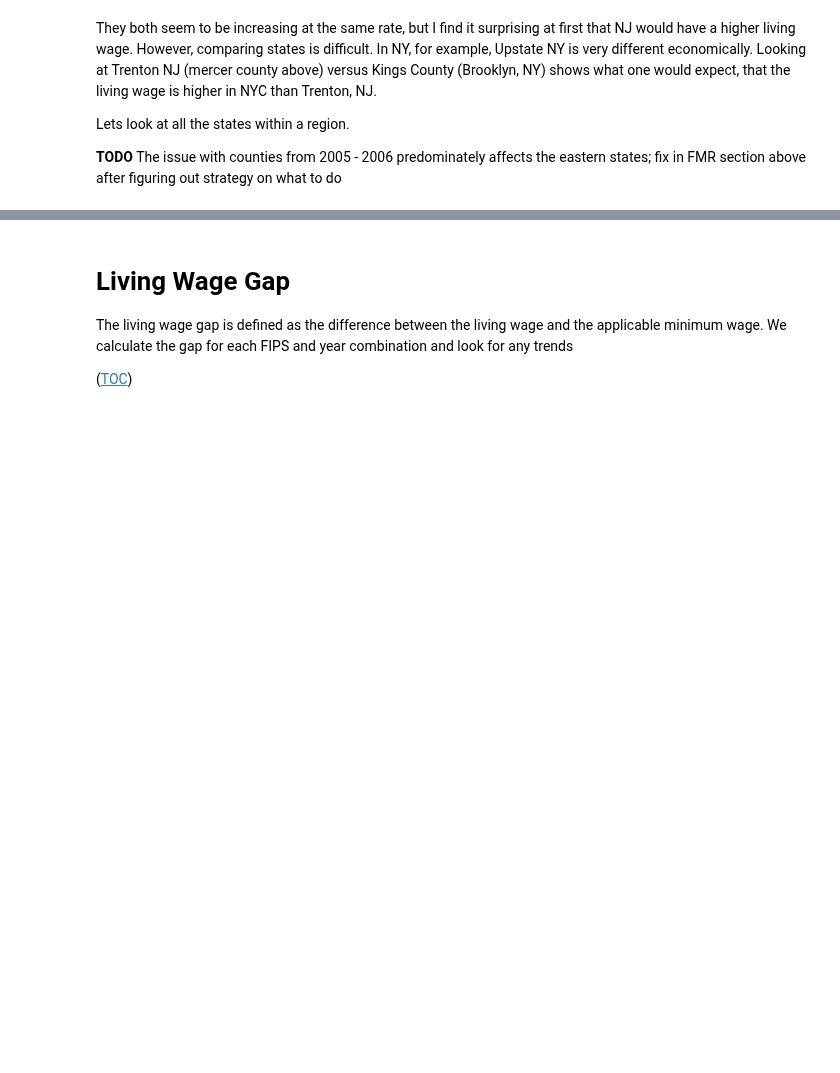
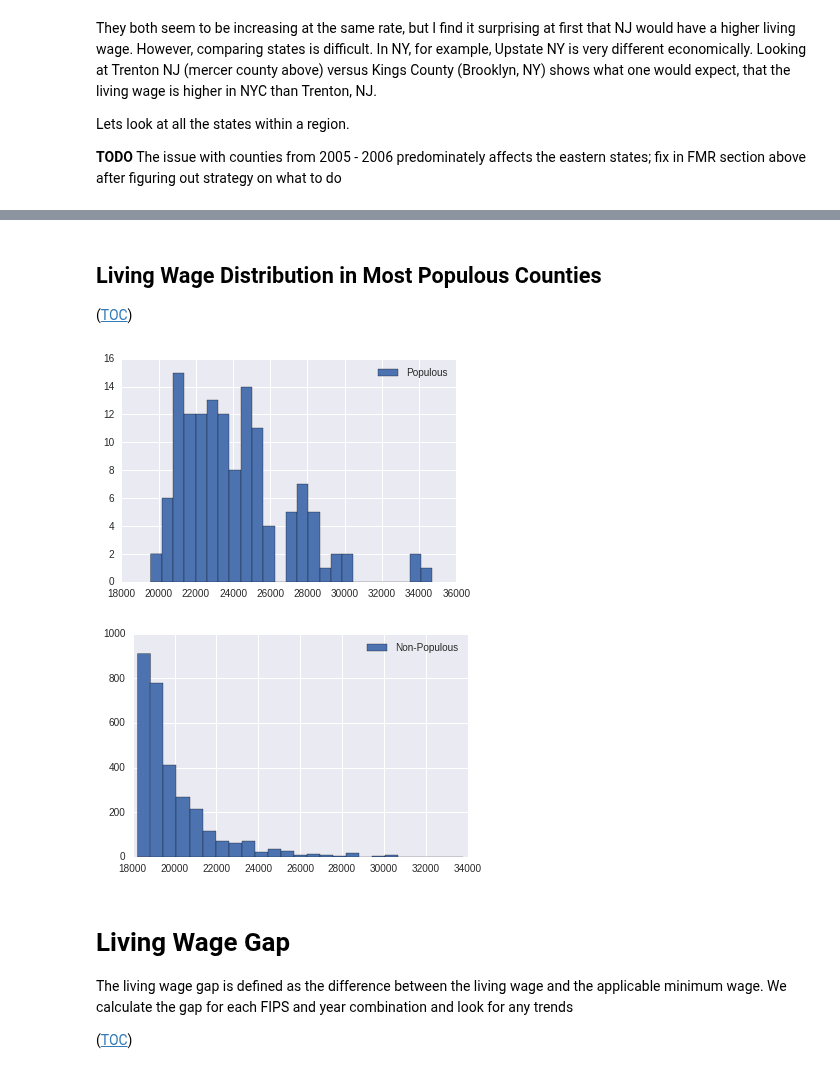
Before and after one commit to jquacinella/LivingWageModelExtension, a Jupyter notebook: Master's Thesis.ipynb, the cells around one changed output, grey strips where cells are left out. Cells and saved outputs as stored; diff of their text form; code cells hidden in the pictures; blank space fills up the shorter version.

```diff
--- a/Master's Thesis.ipynb
+++ b/Master's Thesis.ipynb
@@ -1147,3 +1182,27 @@ Lets look at all the states within a region.
+# %% [markdown]
+## Living Wage Distribution in Most Populous Counties
+
+([TOC](#Table-of-Contents))
+# %%
+least_populous_fips = list(set(final_model_values_df.index.values) - set(most_populous_fips))
+
+most_populous_living_wage_df = final_model_values_df.loc[most_populous_fips]
+least_populous_living_wage_df = final_model_values_df.loc[least_populous_fips]
+
+most_populous_living_wage_data = most_populous_living_wage_df[ most_populous_living_wage_df["year"] == 2004 ]["total_cost"].values
+least_populous_living_wage_data = least_populous_living_wage_df[ least_populous_living_wage_df["year"] == 2004 ]["total_cost"].values
+
+# f = plt.figure(figsize=(16, 10))
+plt.hist(most_populous_living_wage_data, 25, label="Populous")
+plt.legend()
+plt.show()
+
+plt.hist(least_populous_living_wage_data, 25, label="Non-Populous")
+plt.legend()
+plt.show()
+# %% [output]
+[figure, added]
+[figure, added]
 # %% [markdown]
 # Living Wage Gap
 
```
Also changed, not shown: parts of 9 cells of this notebook.
